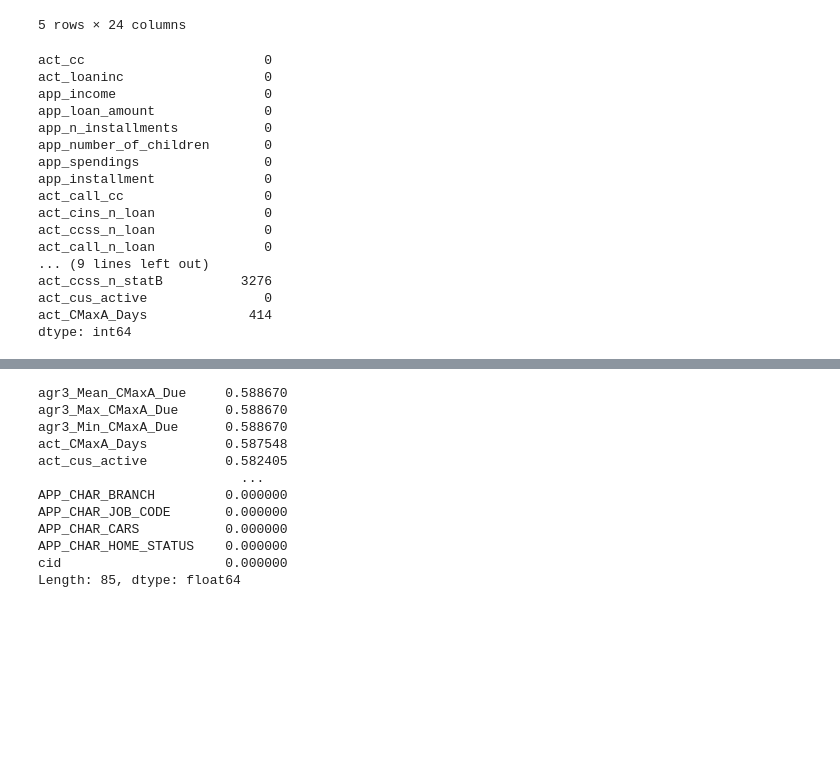
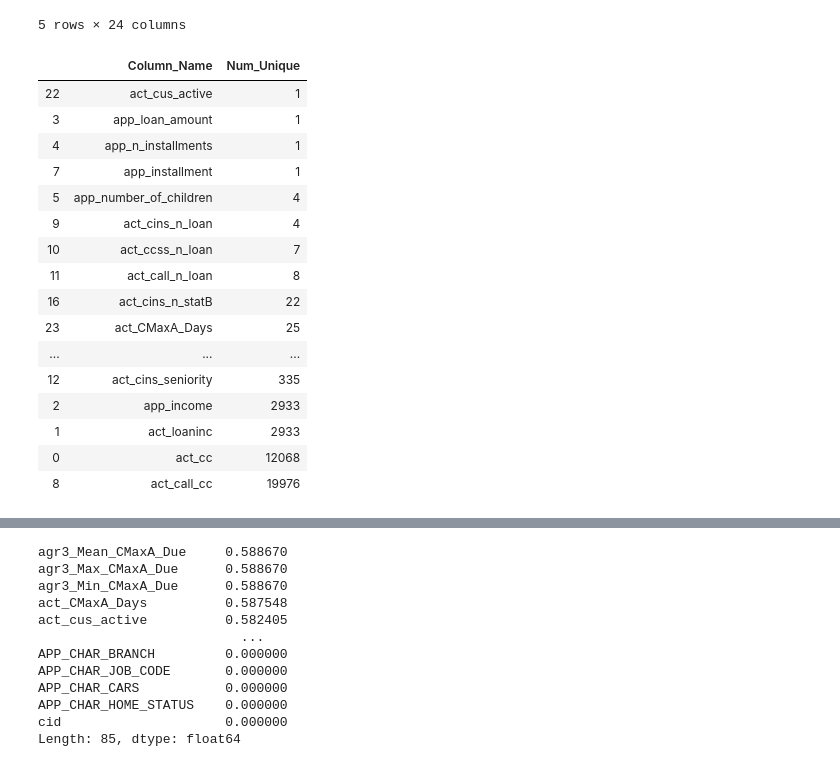
Before and after one commit to TomekQ13/CreditScoring, a Jupyter notebook: CreditScoring.ipynb, the cells around one changed output, grey strips where cells are left out. Drawn from its saved outputs; the diff is of its cells as text; code cells hidden in the pictures; blank space fills up the shorter version.

```diff
--- a/CreditScoring.ipynb
+++ b/CreditScoring.ipynb
@@ -96,23 +154,23 @@ data_css_select.head()
 | 3 | 0.602687 | 4.798464 | 1042.0 | 5000.0 | 24.0 | 0.0 | ... |
 | 4 | 0.604592 | 3.188776 | 1568.0 | 5000.0 | 24.0 | 0.0 | ... |
 5 rows × 24 columns
-# %%
-data_css_select.isna().sum()
-# %% [output]
-act_cc                       0
-act_loaninc                  0
-app_income                   0
-app_loan_amount              0
-app_n_installments           0
-app_number_of_children       0
-app_spendings                0
-app_installment              0
-act_call_cc                  0
-act_cins_n_loan              0
-act_ccss_n_loan              0
-act_call_n_loan              0
-... (9 lines left out)
-act_ccss_n_statB          3276
-act_cus_active               0
-act_CMaxA_Days             414
-dtype: int64
+# %%
+unique_count(data_css_select)
+# %% [output]
+|  | Column_Name | Num_Unique |
+| 22 | act_cus_active | 1 |
+| 3 | app_loan_amount | 1 |
+| 4 | app_n_installments | 1 |
+| 7 | app_installment | 1 |
+| 5 | app_number_of_children | 4 |
+| 9 | act_cins_n_loan | 4 |
+| 10 | act_ccss_n_loan | 7 |
+| 11 | act_call_n_loan | 8 |
+| 16 | act_cins_n_statB | 22 |
+| 23 | act_CMaxA_Days | 25 |
+| ... | ... | ... |
+| 12 | act_cins_seniority | 335 |
+| 2 | app_income | 2933 |
+| 1 | act_loaninc | 2933 |
+| 0 | act_cc | 12068 |
+| 8 | act_call_cc | 19976 |
```
Also changed, not shown: parts of 34 cells of this notebook.
